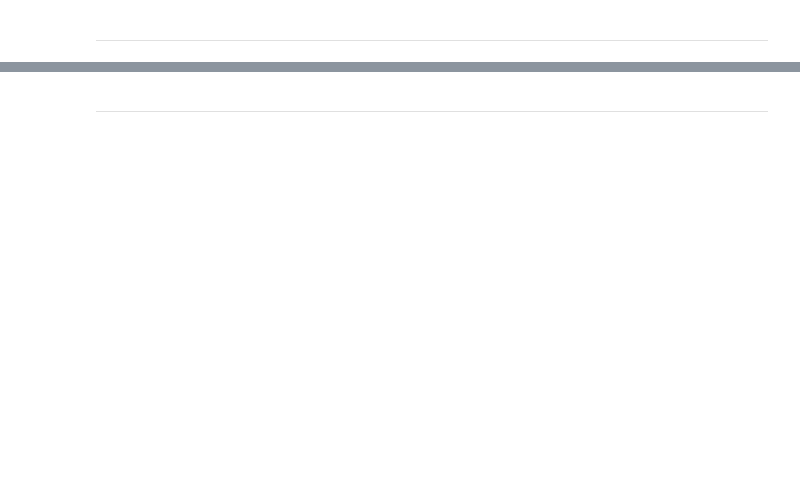
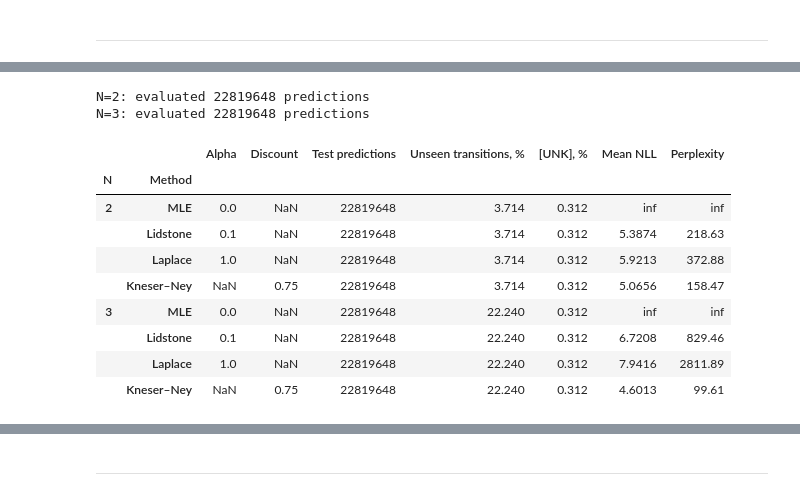
Before and after one commit to Lighter01/NLP_labs, a Jupyter notebook: notebooks/lab1.ipynb, the cells around one changed output, grey strips where cells are left out. Cells and saved outputs as stored; diff of their text form; code cells hidden in the pictures; blank space fills up the shorter version.

```diff
--- a/notebooks/lab1.ipynb
+++ b/notebooks/lab1.ipynb
@@ -155,0 +1801,9 @@ def investigate_df(df, text_col: str = 'review'):
+# %%
+def kn_probability(model, kn_model, word_id, context):
+    """Возвращает вероятность NLTK для существующих ID; <s> не предсказывается."""
+    if len(context) > model.n - 1:
+        raise ValueError('context must contain at most n-1 IDs')
+    if word_id == model.word_to_id['<s>']:
+        return 0.0
+    words = tuple(model.vocabulary[token_id] for token_id in context)
+    return kn_model.score(model.vocabulary[word_id], words)
@@ -161,0 +1875,8 @@ def investigate_df(df, text_col: str = 'review'):
+# %%
+def log_count_with_prior(count, log_prior):
+    """Вычисляет log(count + prior), не формируя сумму в обычном пространстве."""
+    if count == 0:
+        return log_prior
+    log_count = math.log(count)
+    # log-sum-exp: аргумент exp всегда неположителен, поэтому overflow исключён.
+    return max(log_count, log_prior) + math.log1p(math.exp(-abs(log_count - log_prior)))
@@ -161,0 +1933,49 @@ def investigate_df(df, text_col: str = 'review'):
+# %%
+# Частоты тестовых N-грамм собираем один раз для каждого N и используем во всех режимах.
+perplexity_results = []
+for n, model in models.items():
+    test_ngram_counts = Counter()
+    for s in test_clean:
+        test_ngram_counts.update(model.ngrams(tokenize_review(s)))
+
+    num_tokens = test_ngram_counts.total()
+    unseen_tokens = sum(count for gram, count in test_ngram_counts.items()
+                        if model.counts.get(gram[:-1], {}).get(gram[-1], 0) == 0)
+    unk_tokens = sum(count for gram, count in test_ngram_counts.items()
+                     if gram[-1] == model.word_to_id['[UNK]'])
+
+    # Разбиение, словарь и знаменатель M одинаковы для всех сравниваемых режимов.
+    for method, alpha in [('MLE', 0.0), ('Lidstone', 0.1), ('Laplace', 1.0), ('Kneser–Ney', np.nan)]:
+        if method == 'Kneser–Ney':
+            score = partial(kn_probability, model, kn_models[n])
+            with cached_kn_statistics():
+                mean_nll, ppl = calculate_perplexity(model, test_ngram_counts, probability_function=score)
+        else:
+            mean_nll, ppl = calculate_perplexity(model, test_ngram_counts, alpha=alpha)
+        perplexity_results.append({
+            'N': n, 'Method': method, 'Alpha': alpha,
+            'Discount': KN_DISCOUNT if method == 'Kneser–Ney' else np.nan,
+            'Test predictions': num_tokens,
+            'Unseen transitions, %': 100 * unseen_tokens / num_tokens,
+            '[UNK], %': 100 * unk_tokens / num_tokens,
+            'Mean NLL': mean_nll, 'Perplexity': ppl
+        })
+    print(f'N={n}: evaluated {num_tokens} predictions')
+    del test_ngram_counts
+
+perplexity_df = pd.DataFrame(perplexity_results).set_index(['N', 'Method'])
+perplexity_df.round({'Unseen transitions, %': 3, '[UNK], %': 3,
+                     'Mean NLL': 4, 'Perplexity': 2})
+# %% [output]
+N=2: evaluated 22819648 predictions
+N=3: evaluated 22819648 predictions
+|  |  | Alpha | Discount | Test predictions | Unseen transitions, % | [UNK], % | Mean NLL | Perplexity |
+| N | Method |  |  |  |  |  |  |  |
+| 2 | MLE | 0.0 | NaN | 22819648 | 3.714 | 0.312 | inf | inf |
+|  | Lidstone | 0.1 | NaN | 22819648 | 3.714 | 0.312 | 5.3874 | 218.63 |
+|  | Laplace | 1.0 | NaN | 22819648 | 3.714 | 0.312 | 5.9213 | 372.88 |
+|  | Kneser–Ney | NaN | 0.75 | 22819648 | 3.714 | 0.312 | 5.0656 | 158.47 |
+| 3 | MLE | 0.0 | NaN | 22819648 | 22.240 | 0.312 | inf | inf |
+|  | Lidstone | 0.1 | NaN | 22819648 | 22.240 | 0.312 | 6.7208 | 829.46 |
+|  | Laplace | 1.0 | NaN | 22819648 | 22.240 | 0.312 | 7.9416 | 2811.89 |
+|  | Kneser–Ney | NaN | 0.75 | 22819648 | 22.240 | 0.312 | 4.6013 | 99.61 |
```
Also changed, not shown: parts of 107 cells of this notebook, 3 other files.
